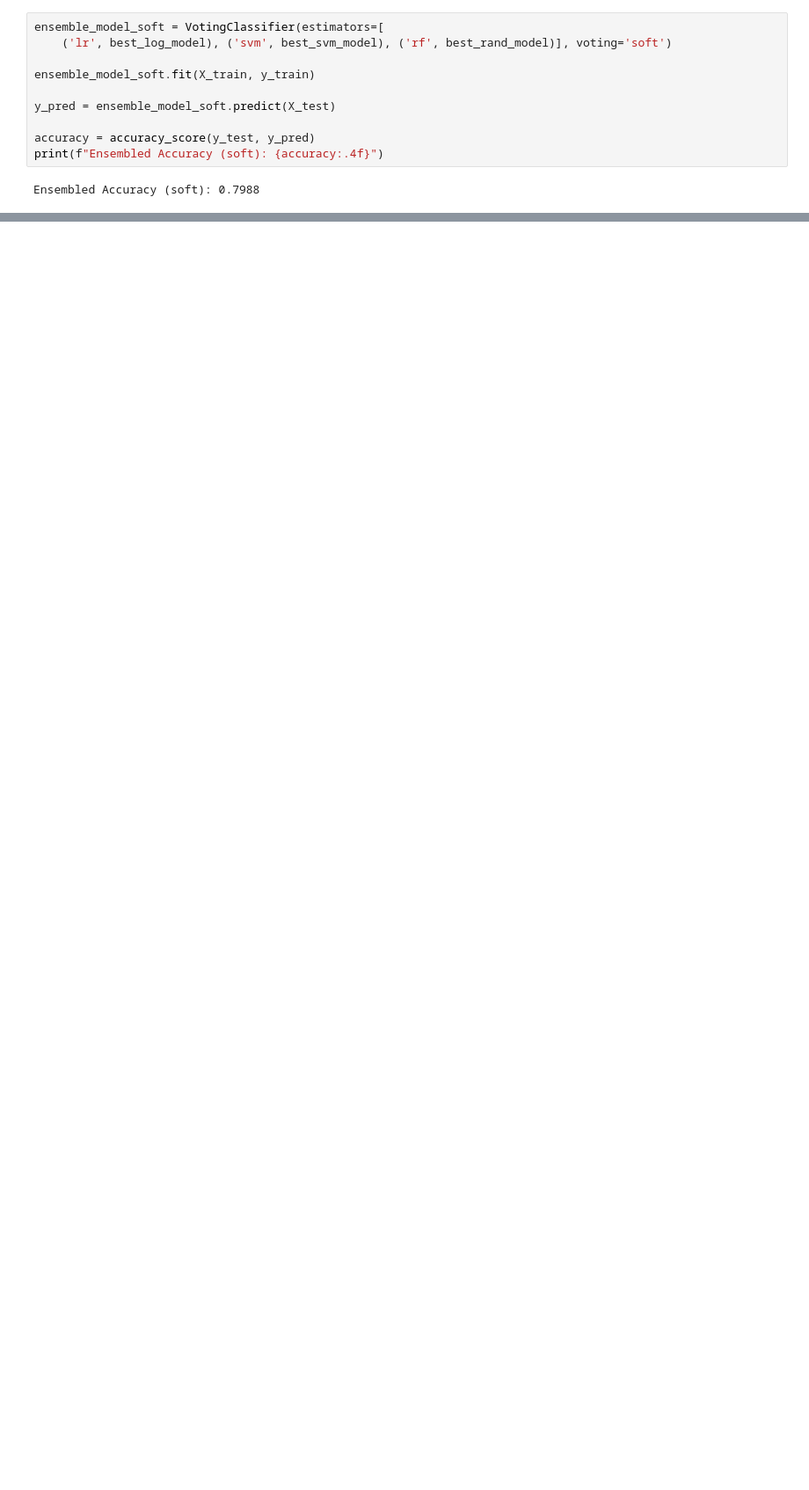
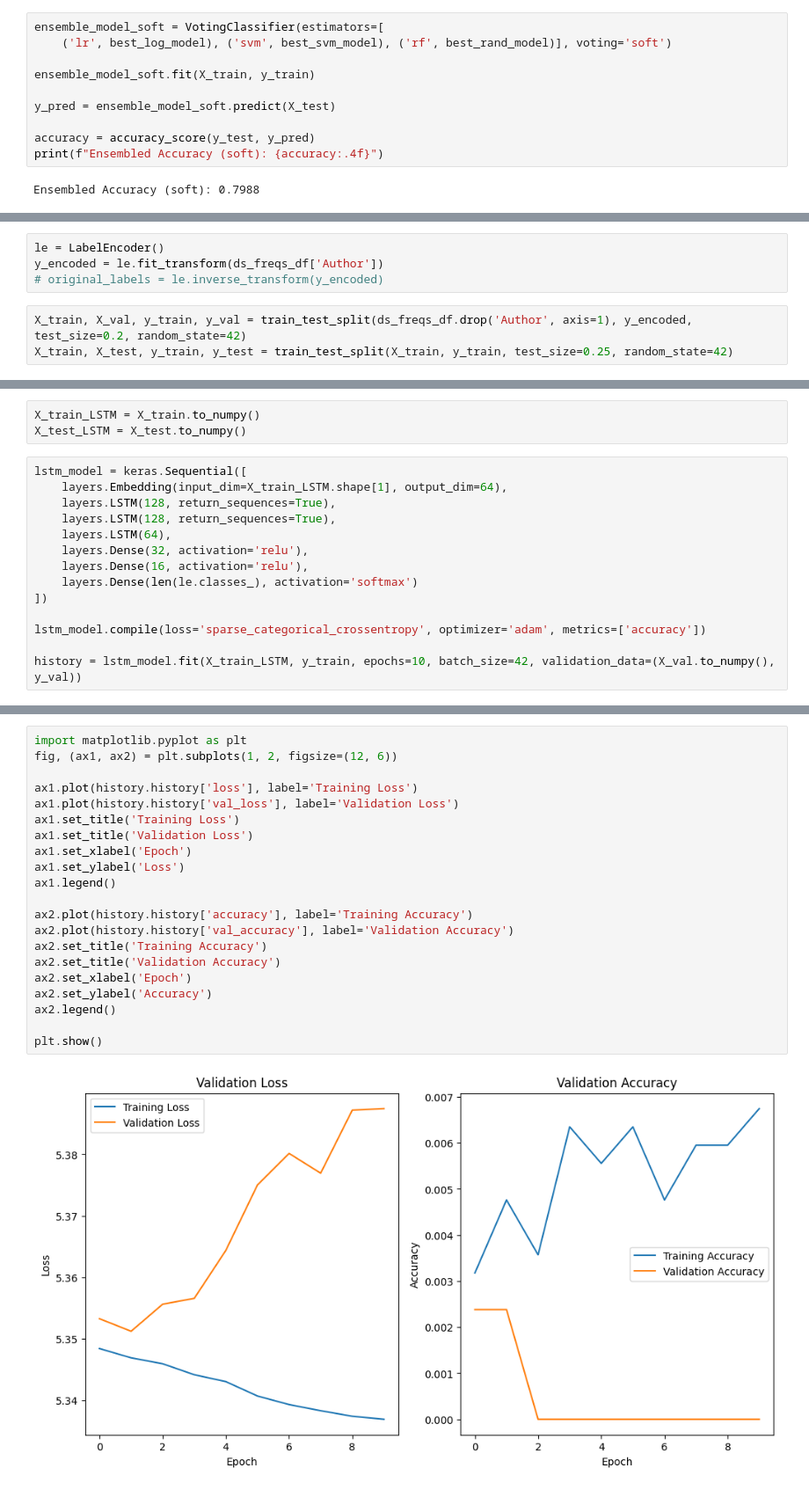
Before and after one commit to IshmamR/gutenberg, a Jupyter notebook: notebook/cse475proj.ipynb, the cells around one changed output, grey strips where cells are left out. Shown at 88% size. Saved outputs shown, nothing was run; the diff lists cells and outputs as text; blank space fills up the shorter version.

Commit message:
fit model

```diff
--- a/notebook/cse475proj.ipynb
+++ b/notebook/cse475proj.ipynb
@@ -375,0 +402,7 @@ Ensembled Accuracy (soft): 0.7988
+# %%
+le = LabelEncoder()
+y_encoded = le.fit_transform(ds_freqs_df['Author'])
+# original_labels = le.inverse_transform(y_encoded)
+# %%
+X_train, X_val, y_train, y_val = train_test_split(ds_freqs_df.drop('Author', axis=1), y_encoded, test_size=0.2, random_state=42)
+X_train, X_test, y_train, y_test = train_test_split(X_train, y_train, test_size=0.25, random_state=42)
@@ -375,0 +411,17 @@ Ensembled Accuracy (soft): 0.7988
+# %%
+X_train_LSTM = X_train.to_numpy()
+X_test_LSTM = X_test.to_numpy()
+# %%
+lstm_model = keras.Sequential([
+    layers.Embedding(input_dim=X_train_LSTM.shape[1], output_dim=64),
+    layers.LSTM(128, return_sequences=True),
+    layers.LSTM(128, return_sequences=True),
+    layers.LSTM(64),
+    layers.Dense(32, activation='relu'),
+    layers.Dense(16, activation='relu'),
+    layers.Dense(len(le.classes_), activation='softmax')
+])
+
+lstm_model.compile(loss='sparse_categorical_crossentropy', optimizer='adam', metrics=['accuracy'])
+
+history = lstm_model.fit(X_train_LSTM, y_train, epochs=10, batch_size=42, validation_data=(X_val.to_numpy(), y_val))
@@ -375,0 +449,23 @@ Ensembled Accuracy (soft): 0.7988
+# %%
+import matplotlib.pyplot as plt
+fig, (ax1, ax2) = plt.subplots(1, 2, figsize=(12, 6))
+
+ax1.plot(history.history['loss'], label='Training Loss')
+ax1.plot(history.history['val_loss'], label='Validation Loss')
+ax1.set_title('Training Loss')
+ax1.set_title('Validation Loss')
+ax1.set_xlabel('Epoch')
+ax1.set_ylabel('Loss')
+ax1.legend()
+
+ax2.plot(history.history['accuracy'], label='Training Accuracy')
+ax2.plot(history.history['val_accuracy'], label='Validation Accuracy')
+ax2.set_title('Training Accuracy')
+ax2.set_title('Validation Accuracy')
+ax2.set_xlabel('Epoch')
+ax2.set_ylabel('Accuracy')
+ax2.legend()
+
+plt.show()
+# %% [output]
+[figure, added]
```
Also changed, not shown: parts of 31 cells of this notebook.
